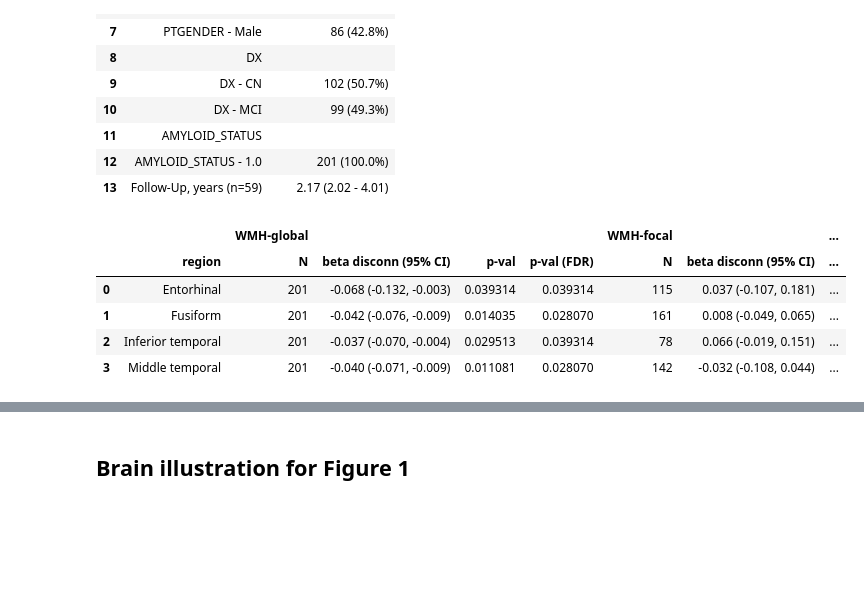
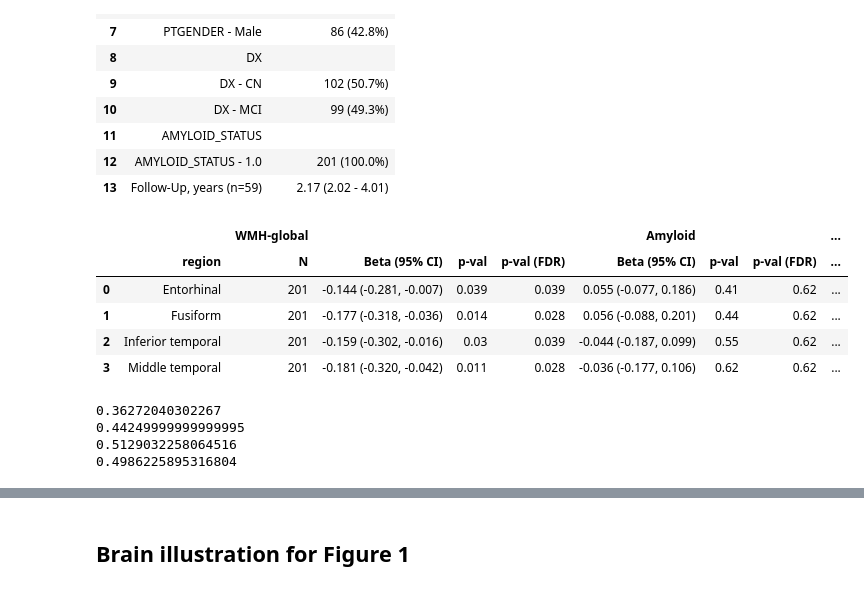
Before and after one commit to riccardoleone1991/cat_whim, a Jupyter notebook: notebooks/1.0-rl-main_analyses.ipynb, the cells around one changed output, grey strips where cells are left out. Drawn from its saved outputs; the diff is of its cells as text; code cells hidden in the pictures; blank space fills up the shorter version.

```diff
--- a/notebooks/1.0-rl-main_analyses.ipynb
+++ b/notebooks/1.0-rl-main_analyses.ipynb
@@ -394,6 +488,7 @@ dk_region_labels = pd.read_csv(dk_regions_filename).values.flatten()
 adsig_mayo = pd.read_csv(
     roi_adsig_filename
 ).columns.to_list()  # ADsig Mayo from Clifford et al Brain 2015 (as reported by Parker et al in Alzh & Dem)
+
 
 # Get the region names for each biomarker
 amy_cols = [region + "_SUVR_amy" for region in dk_region_labels]
@@ -412,7 +507,8 @@ subjs_m00 = df[df["session"] == "M00"]["PTID"].unique()
 missing_baseline = [pt for pt in subjs_m01 if pt not in subjs_m00]
 df = df[~df["PTID"].isin(missing_baseline)].copy()
 
-region_names = ["entorhinal", "fusiform", "inferior temporal", "middle temporal"]
+region_names = ["entorhinal", "fusiform", "inferior temporal", "middle temporal", "parahippocampus", "temporal pole", "inferior parietal", "pars opercularis", "pars orbitalis", "pars triangularis",
+                "precuneus", "supra marginal gyrus", "superior parietal", "superior frontal"]
 # %%
 fig, axs = plt.subplots(1, 2, figsize = (6,3))
 
@@ -1144,12 +1375,20 @@ wmh_vol_log mean (SD)
 | 12 | AMYLOID_STATUS - 1.0 | 201 (100.0%) |
 | 13 | Follow-Up, years (n=59) | 2.17 (2.02 - 4.01) |
 # %%
-df_res_adjusted_pretty = calculate_cross_sectional_associations(df[df["AMYLOID_STATUS"] == 1], adsig_mayo_avg, region_names, dx_var = "RAVLT_forgetting", adjusted=True)
-df_res_adjusted_pretty
+df_res_adjusted_pretty_wmh, df_res_adjusted_pretty_disconn = calculate_cross_sectional_associations(df[df["AMYLOID_STATUS"] == 1], adsig_mayo_avg, region_names, dx_var = "RAVLT_forgetting", do_zscore=True)
+df_res_adjusted_pretty_wmh
 # %% [output]
-|  |  | WMH-global |  |  |  | WMH-focal |  | ... |
-|  | region | N | beta disconn (95% CI) | p-val | p-val (FDR) | N | beta disconn (95% CI) | ... |
-| 0 | Entorhinal | 201 | -0.068 (-0.132, -0.003) | 0.039314 | 0.039314 | 115 | 0.037 (-0.107, 0.181) | ... |
-| 1 | Fusiform | 201 | -0.042 (-0.076, -0.009) | 0.014035 | 0.028070 | 161 | 0.008 (-0.049, 0.065) | ... |
-| 2 | Inferior temporal | 201 | -0.037 (-0.070, -0.004) | 0.029513 | 0.039314 | 78 | 0.066 (-0.019, 0.151) | ... |
-| 3 | Middle temporal | 201 | -0.040 (-0.071, -0.009) | 0.011081 | 0.028070 | 142 | -0.032 (-0.108, 0.044) | ... |
+|  |  | WMH-global |  |  |  | Amyloid |  |  | ... |
+|  | region | N | Beta (95% CI) | p-val | p-val (FDR) | Beta (95% CI) | p-val | p-val (FDR) | ... |
+| 0 | Entorhinal | 201 | -0.144 (-0.281, -0.007) | 0.039 | 0.039 | 0.055 (-0.077, 0.186) | 0.41 | 0.62 | ... |
+| 1 | Fusiform | 201 | -0.177 (-0.318, -0.036) | 0.014 | 0.028 | 0.056 (-0.088, 0.201) | 0.44 | 0.62 | ... |
+| 2 | Inferior temporal | 201 | -0.159 (-0.302, -0.016) | 0.03 | 0.039 | -0.044 (-0.187, 0.099) | 0.55 | 0.62 | ... |
+| 3 | Middle temporal | 201 | -0.181 (-0.320, -0.042) | 0.011 | 0.028 | -0.036 (-0.177, 0.106) | 0.62 | 0.62 | ... |
+# %%
+for i in range (4):
+    print(float(df_res_adjusted_pretty_wmh["WMH-global"]["Beta (95% CI)"][i][:6]) / float(df_res_adjusted_pretty_wmh["Tau"]["Beta (95% CI)"][i][:6]))
+# %% [output]
+0.36272040302267
+0.44249999999999995
+0.5129032258064516
+0.4986225895316804
```
Also changed, not shown: parts of 19 cells of this notebook, 1 other file.
